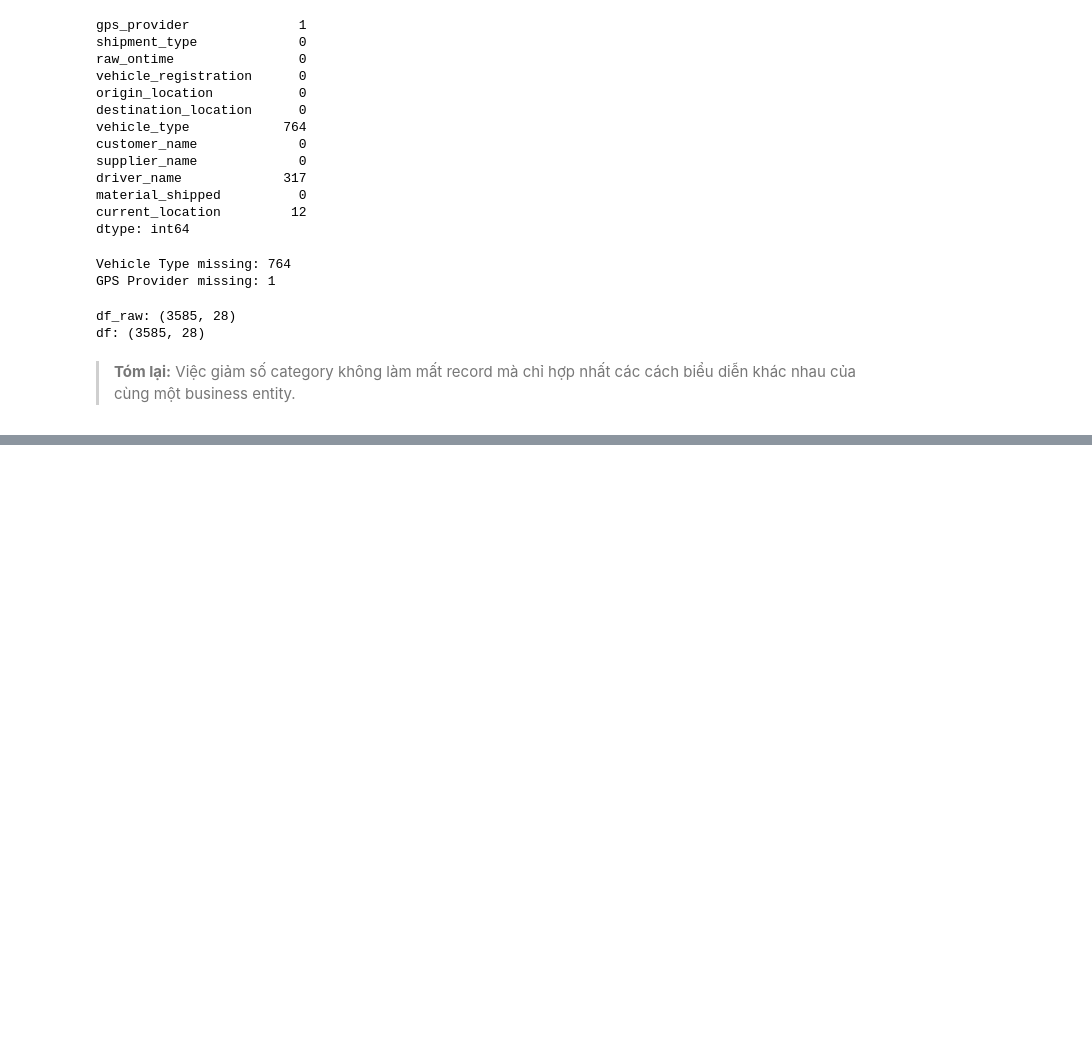
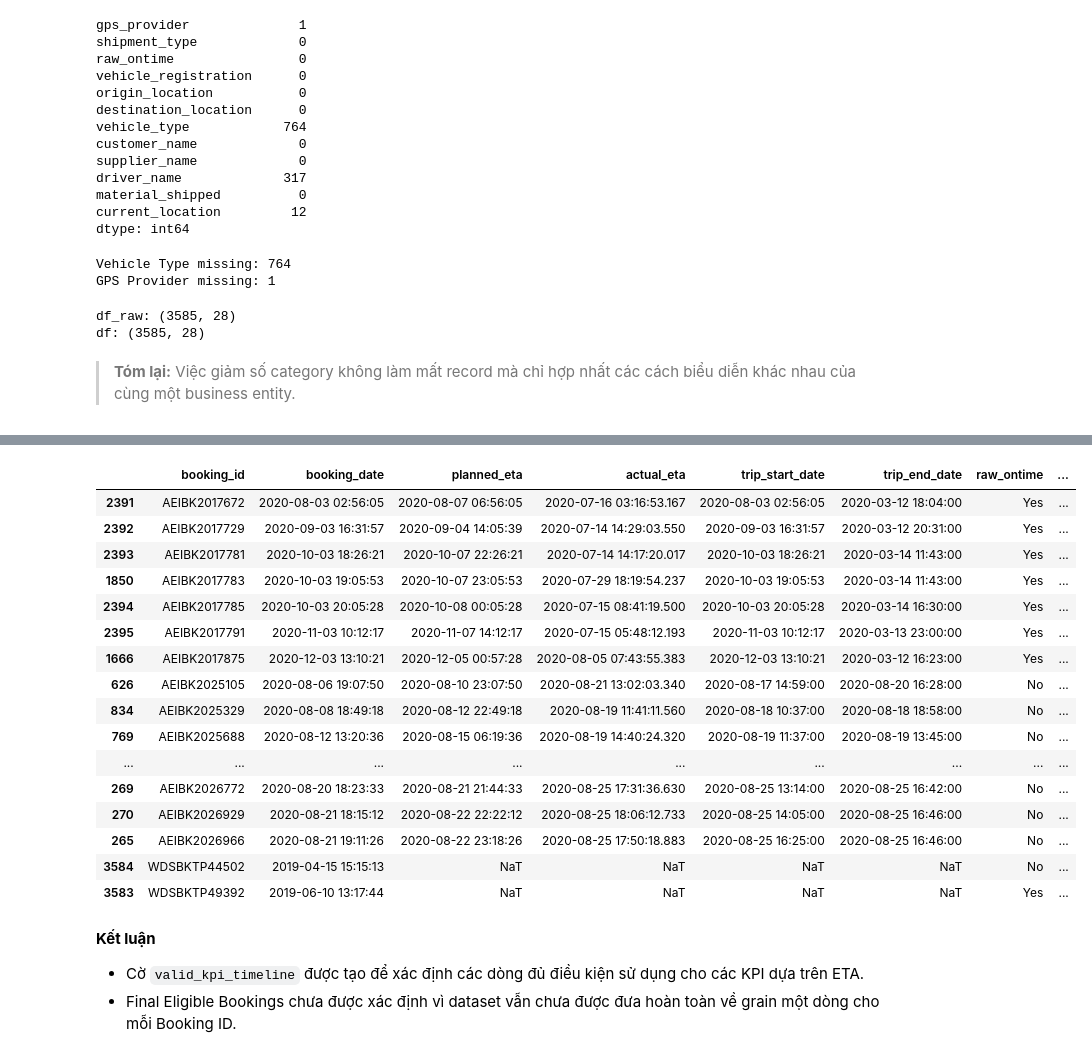
Before and after one commit to ChiBao-v/logistics-delivery-performance-analysis, a Jupyter notebook: python/EDA.ipynb, the cells around one changed output, grey strips where cells are left out. Saved outputs shown, nothing was run; the diff lists cells and outputs as text; code cells hidden in the pictures; blank space fills up the shorter version.

```diff
--- a/python/EDA.ipynb
+++ b/python/EDA.ipynb
@@ -1337,0 +1359,8 @@ Khớp 3559/3560 dòng có ETA hợp lệ (100.0%)
+# %%
+# Kiểm tra Planned ETA trước Trip Start
+df["invalid_planned_before_trip_start"] = (
+    df["planned_eta"].notna() & df["trip_start_date"].notna()
+    &
+    (df["planned_eta"]<df["trip_start_date"]))
+
+df["invalid_planned_before_trip_start"].sum()
@@ -1337,0 +1369,7 @@ Khớp 3559/3560 dòng có ETA hợp lệ (100.0%)
+# %%
+df["invalid_timeline"] = (
+    df["invalid_historical_datetime"]
+    | df["invalid_actual_before_booking"]
+    | df["invalid_actual_before_trip_start"]
+)
+df["invalid_timeline"].value_counts()
@@ -1337,0 +1381,10 @@ Khớp 3559/3560 dòng có ETA hợp lệ (100.0%)
+# %%
+df["valid_kpi_timeline"] = (
+    df["planned_eta"].notna()
+    & df["actual_eta"].notna()
+    & ~df["invalid_timeline"]
+)
+
+df[
+    "valid_kpi_timeline"
+].value_counts()
@@ -1337,0 +1427,41 @@ Khớp 3559/3560 dòng có ETA hợp lệ (100.0%)
+# %%
+# Hiển thị những dòng dữ liệu bị sai
+df.loc[
+    df["invalid_timeline"],
+    [
+        "booking_id",
+        "booking_date",
+        "planned_eta",
+        "actual_eta",
+        "trip_start_date",
+        "trip_end_date",
+        "raw_ontime",
+        "invalid_historical_datetime",
+        "invalid_actual_before_booking",
+        "invalid_actual_before_trip_start"
+    ]
+].sort_values(
+    "booking_id"
+)
+# %% [output]
+|  | booking_id | booking_date | planned_eta | actual_eta | trip_start_date | trip_end_date | raw_ontime | ... |
+| 2391 | AEIBK2017672 | 2020-08-03 02:56:05 | 2020-08-07 06:56:05 | 2020-07-16 03:16:53.167 | 2020-08-03 02:56:05 | 2020-03-12 18:04:00 | Yes | ... |
+| 2392 | AEIBK2017729 | 2020-09-03 16:31:57 | 2020-09-04 14:05:39 | 2020-07-14 14:29:03.550 | 2020-09-03 16:31:57 | 2020-03-12 20:31:00 | Yes | ... |
+| 2393 | AEIBK2017781 | 2020-10-03 18:26:21 | 2020-10-07 22:26:21 | 2020-07-14 14:17:20.017 | 2020-10-03 18:26:21 | 2020-03-14 11:43:00 | Yes | ... |
+| 1850 | AEIBK2017783 | 2020-10-03 19:05:53 | 2020-10-07 23:05:53 | 2020-07-29 18:19:54.237 | 2020-10-03 19:05:53 | 2020-03-14 11:43:00 | Yes | ... |
+| 2394 | AEIBK2017785 | 2020-10-03 20:05:28 | 2020-10-08 00:05:28 | 2020-07-15 08:41:19.500 | 2020-10-03 20:05:28 | 2020-03-14 16:30:00 | Yes | ... |
+| 2395 | AEIBK2017791 | 2020-11-03 10:12:17 | 2020-11-07 14:12:17 | 2020-07-15 05:48:12.193 | 2020-11-03 10:12:17 | 2020-03-13 23:00:00 | Yes | ... |
+| 1666 | AEIBK2017875 | 2020-12-03 13:10:21 | 2020-12-05 00:57:28 | 2020-08-05 07:43:55.383 | 2020-12-03 13:10:21 | 2020-03-12 16:23:00 | Yes | ... |
+| 626 | AEIBK2025105 | 2020-08-06 19:07:50 | 2020-08-10 23:07:50 | 2020-08-21 13:02:03.340 | 2020-08-17 14:59:00 | 2020-08-20 16:28:00 | No | ... |
+| 834 | AEIBK2025329 | 2020-08-08 18:49:18 | 2020-08-12 22:49:18 | 2020-08-19 11:41:11.560 | 2020-08-18 10:37:00 | 2020-08-18 18:58:00 | No | ... |
+| 769 | AEIBK2025688 | 2020-08-12 13:20:36 | 2020-08-15 06:19:36 | 2020-08-19 14:40:24.320 | 2020-08-19 11:37:00 | 2020-08-19 13:45:00 | No | ... |
+| ... | ... | ... | ... | ... | ... | ... | ... | ... |
+| 269 | AEIBK2026772 | 2020-08-20 18:23:33 | 2020-08-21 21:44:33 | 2020-08-25 17:31:36.630 | 2020-08-25 13:14:00 | 2020-08-25 16:42:00 | No | ... |
+| 270 | AEIBK2026929 | 2020-08-21 18:15:12 | 2020-08-22 22:22:12 | 2020-08-25 18:06:12.733 | 2020-08-25 14:05:00 | 2020-08-25 16:46:00 | No | ... |
+| 265 | AEIBK2026966 | 2020-08-21 19:11:26 | 2020-08-22 23:18:26 | 2020-08-25 17:50:18.883 | 2020-08-25 16:25:00 | 2020-08-25 16:46:00 | No | ... |
+| 3584 | WDSBKTP44502 | 2019-04-15 15:15:13 | NaT | NaT | NaT | NaT | No | ... |
+| 3583 | WDSBKTP49392 | 2019-06-10 13:17:44 | NaT | NaT | NaT | NaT | Yes | ... |
+# %% [markdown]
+__Kết luận__
+- Cờ `valid_kpi_timeline` được tạo để xác định các dòng đủ điều kiện sử dụng cho các KPI dựa trên ETA.
+- Final Eligible Bookings chưa được xác định vì dataset vẫn chưa được đưa hoàn toàn về grain một dòng cho mỗi Booking ID.
```
Also changed, not shown: parts of 67 cells of this notebook.
